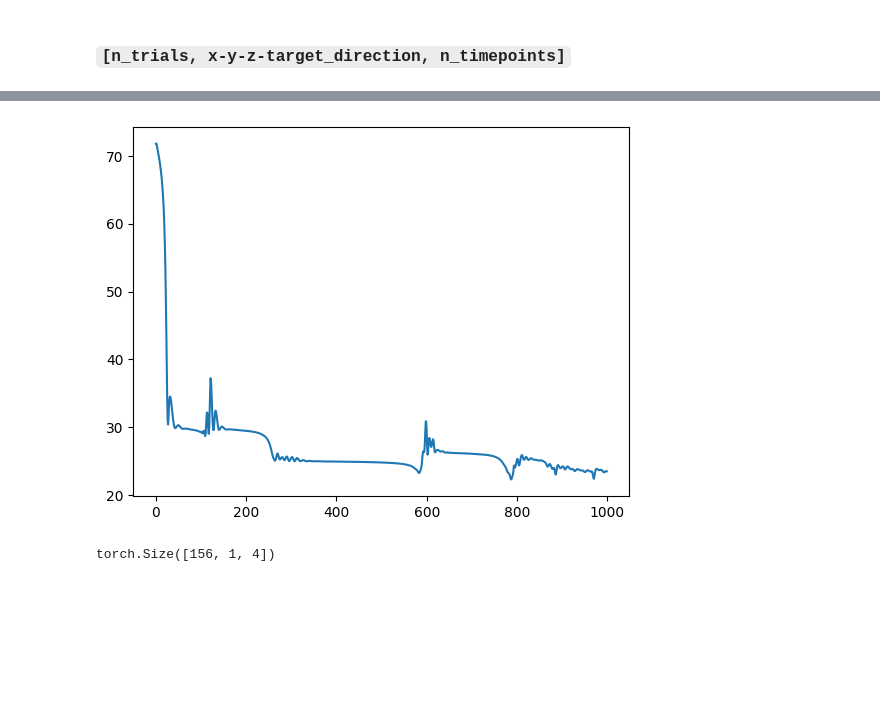
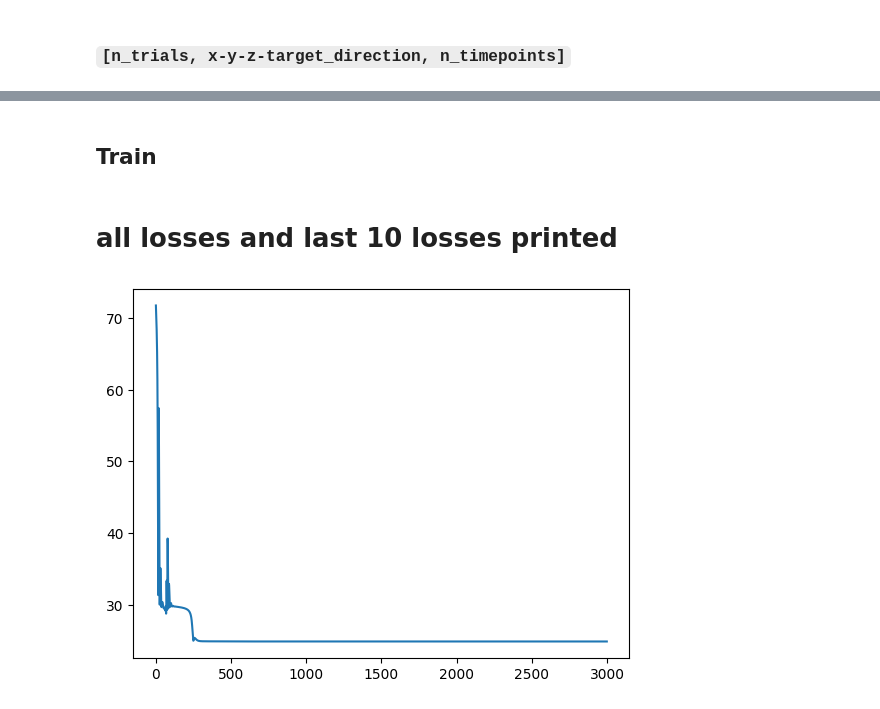
Before and after one commit to kushalkolar/rnn-go-brr, a Jupyter notebook: rnngobrr/torch_rnn_xyz.ipynb, the cells around one changed output, grey strips where cells are left out. Drawn from its saved outputs; the diff is of its cells as text; code cells hidden in the pictures; blank space fills up the shorter version.

```diff
--- a/rnngobrr/torch_rnn_xyz.ipynb
+++ b/rnngobrr/torch_rnn_xyz.ipynb
@@ -134,0 +100,13 @@ for n_epoch in tqdm(range(n_epochs)):
+# %%
+class AscentFunction(torch.autograd.Function):
+    @staticmethod
+    def forward(ctx, input):
+        return input
+
+    @staticmethod
+    def backward(ctx, grad_input):
+        return -grad_input
+
+
+def make_ascent(loss):
+    return AscentFunction.apply(loss)
@@ -135,5 +178,27 @@ for n_epoch in tqdm(range(n_epochs)):
+# %%
+simple_rnn = SimpleRNN(
+    input_size=4,
+    hidden_size=2000,
+    output_size=3,
+).cuda()
+# %% [markdown]
+## Train
+# %%
+lr = 0.001
+
+simple_rnn, ls = train(
+    model=simple_rnn,
+    targets=all_targets,
+    optimizer=optim.Adam(simple_rnn.parameters(), lr),
+    lr0=lr,
+    loss_func=nn.MSELoss(),
+    n_epochs=3000
+)
+# %% [markdown]
+# all losses and last 10 losses printed
 # %%
-plt.plot(losses)
+%matplotlib inline
+plt.plot(ls)
 plt.show()
 # %% [output]
-[figure, old version]
+[figure, new version]
@@ -142,4 +204,0 @@ plt.show()
-# %%
-x.shape
-# %% [output]
-torch.Size([156, 1, 4])
```
Also changed, not shown: parts of 52 cells of this notebook.
